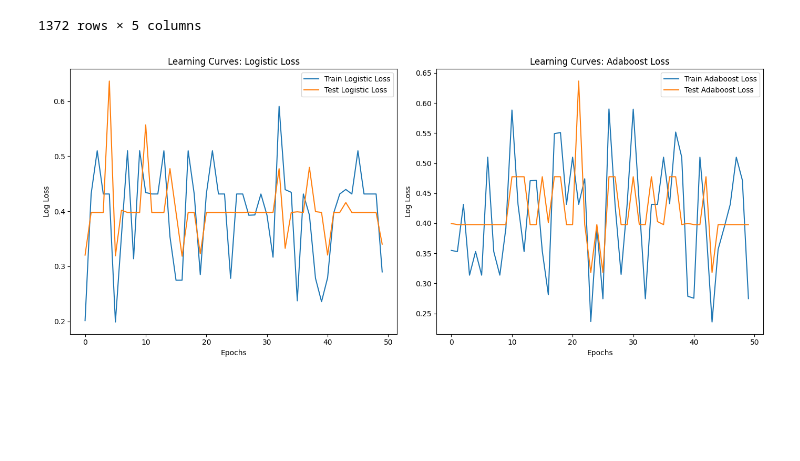
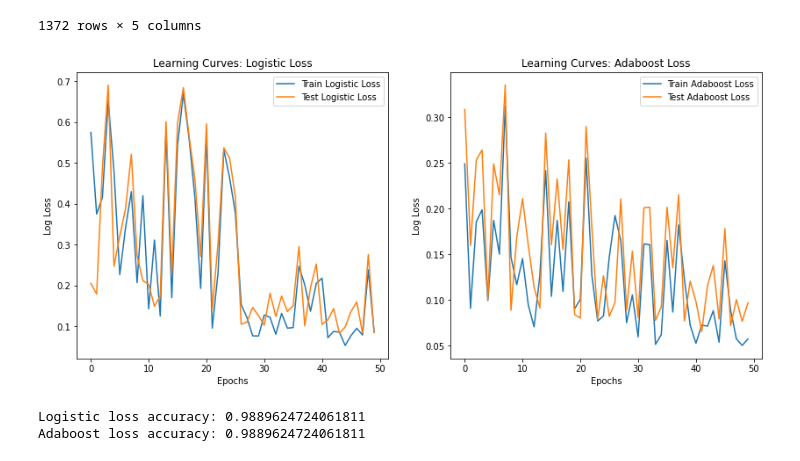
Before and after one commit to juliatvenko/TML, a Jupyter notebook: lab3/lab3.ipynb, the cells around one changed output. Cells and saved outputs as stored; diff of their text form; code cells hidden in the pictures; blank space fills up the shorter version.

Commit message:
Accuracy comparison for loss funcs; small changes

```diff
--- a/lab3/lab3.ipynb
+++ b/lab3/lab3.ipynb
@@ -32,7 +32,7 @@ y = df['class']
 X_train, X_test, y_train, y_test = train_test_split(X, y, test_size=0.33, random_state=42)
 # %%
 # Logistic loss
-clf_logistic = SGDClassifier(loss="log_loss")
+clf_logistic = SGDClassifier(loss="log")
 clf_logistic.fit(X_train, y_train)
 
 # Adaboost loss
@@ -49,8 +49,8 @@ def plot_learning_curve(clf, loss, X_train, y_train, X_test, y_test, epochs=50):
             train_errors.append(log_loss(y_train, clf.predict_proba(X_train)))
             test_errors.append(log_loss(y_test, clf.predict_proba(X_test)))
         else:  # assuming "hinge"
-            train_errors.append(log_loss(y_train, np.clip(clf.decision_function(X_train), -1, 1)))
-            test_errors.append(log_loss(y_test, np.clip(clf.decision_function(X_test), -1, 1)))
+            train_errors.append(hinge_loss(y_train, clf.decision_function(X_train)))
+            test_errors.append(hinge_loss(y_test, clf.decision_function(X_test)))
 
     plt.plot(train_errors, label=f"Train {loss}")
     plt.plot(test_errors, label=f"Test {loss}")
@@ -61,13 +61,18 @@ def plot_learning_curve(clf, loss, X_train, y_train, X_test, y_test, epochs=50):
 # %%
 plt.figure(figsize=(14, 6))
 
 plt.subplot(1, 2, 1)
 plot_learning_curve(clf_logistic, "Logistic Loss", X_train, y_train, X_test, y_test)
 
 plt.subplot(1, 2, 2)
 plot_learning_curve(clf_adaboost, "Adaboost Loss", X_train, y_train, X_test, y_test)
 
-plt.tight_layout()
 plt.show()
 # %% [output]
-[figure, old version]
+[figure, new version]
+# %%
+print('Logistic loss accuracy:', clf_logistic.score(X_test, y_test))
+print('Adaboost loss accuracy:', clf_adaboost.score(X_test, y_test))
+# %% [output]
+Logistic loss accuracy: 0.9889624724061811
+Adaboost loss accuracy: 0.9889624724061811
```
Also changed, not shown: parts of 1 cell of this notebook, 1 other file.
